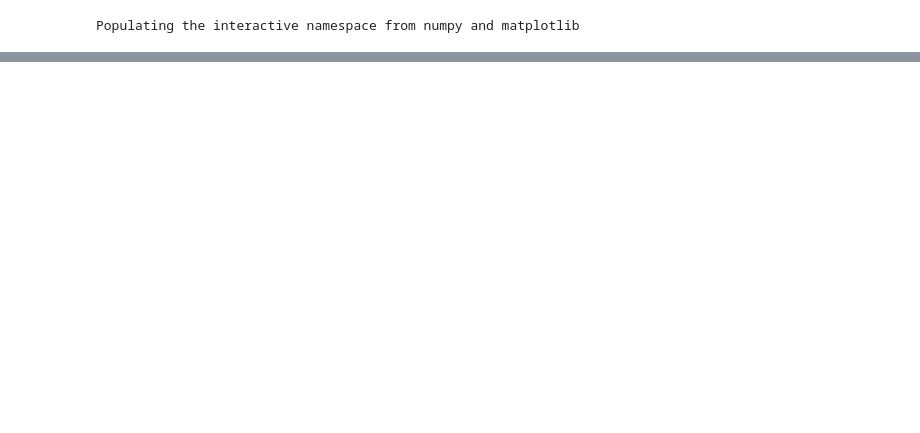
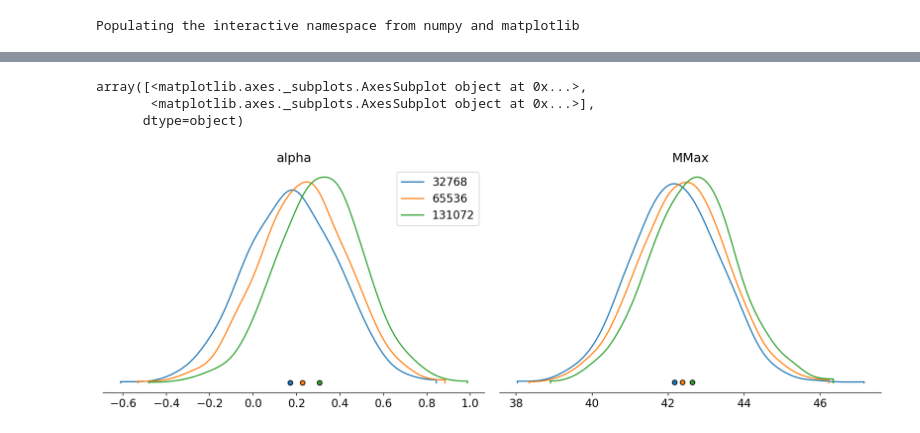
Before and after one commit to farr/PISNLineCosmography, a Jupyter notebook: ExactMeasurementTest.ipynb, the cells around one changed output, grey strips where cells are left out. Drawn from its saved outputs; the diff is of its cells as text; code cells hidden in the pictures; blank space fills up the shorter version.

```diff
--- a/ExactMeasurementTest.ipynb
+++ b/ExactMeasurementTest.ipynb
@@ -127,0 +51,9 @@ array([[<matplotlib.axes._subplots.AxesSubplot object at 0x...>,
+# %%
+fs = list(fits.values())
+ls = list(map(str, fits.keys()))
+az.plot_density(fs, var_names=['alpha', 'MMax'], data_labels=ls, credible_interval=1)
+# %% [output]
+array([<matplotlib.axes._subplots.AxesSubplot object at 0x...>,
+       <matplotlib.axes._subplots.AxesSubplot object at 0x...>],
+      dtype=object)
+[figure, added]
```
Also changed, not shown: parts of 12 cells of this notebook, 1 other file.
